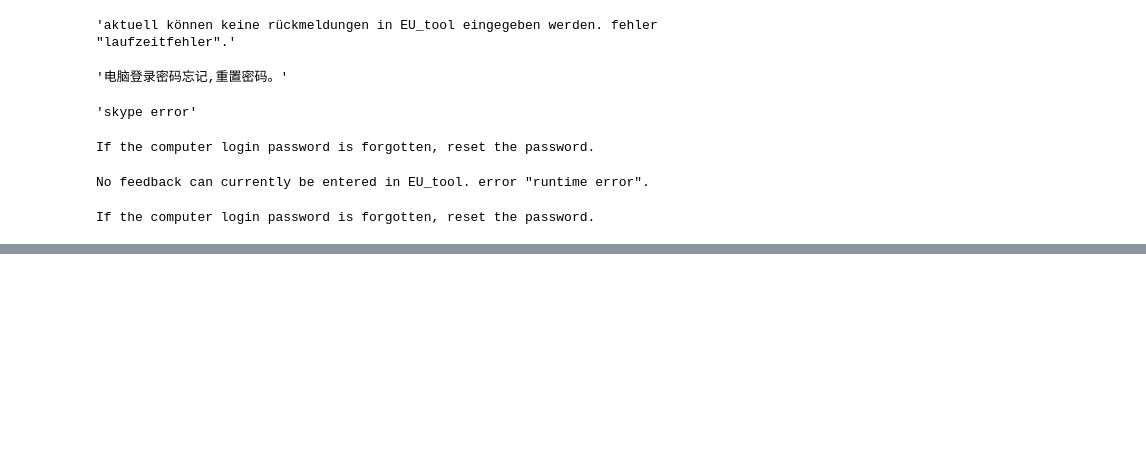
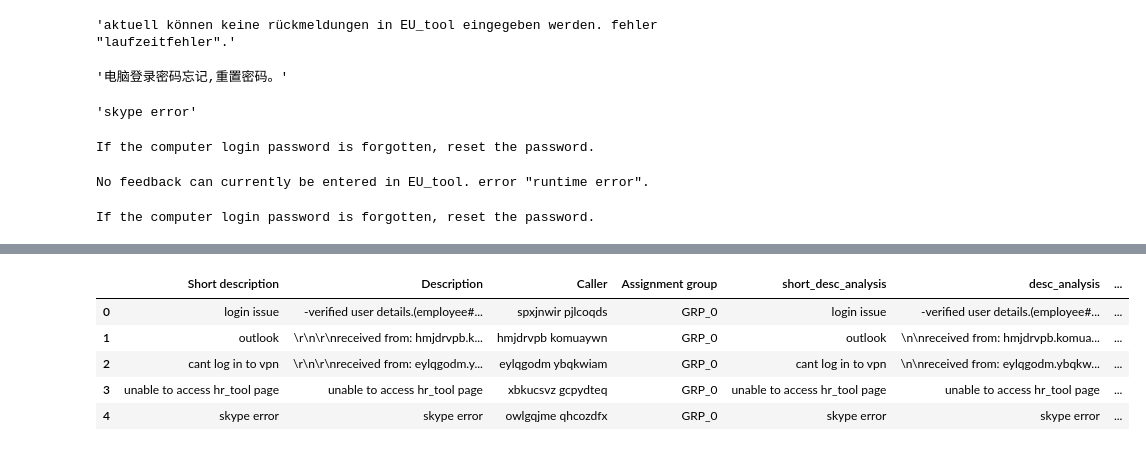
Before and after one commit to prasadpn/Ticket-Assignment, a Jupyter notebook: PP_AutomaticTicketAssignment.ipynb, the cells around one changed output, grey strips where cells are left out. Drawn from its saved outputs; the diff is of its cells as text; code cells hidden in the pictures; blank space fills up the shorter version.

```diff
--- a/PP_AutomaticTicketAssignment.ipynb
+++ b/PP_AutomaticTicketAssignment.ipynb
@@ -92,0 +101,10 @@ def translate_to_english(text):
+# %%
+def extract_received_from_mail(text):
+  return_text = ""
+  match = re.search(r'received from: [\w\.-]+@[\w\.-]+', text)
+  if bool(match):
+    mail_match = re.search(r'[\w\.-]+@[\w\.-]+', match.group(0))
+    return_text = mail_match.group(0)
+  else:
+    return_text = "No Match"
+  return return_text
@@ -93 +117,6 @@ def translate_to_english(text):
+# %%
+def preprocess_text_part1(text):
+  text = clean_mojibake(text)
+  text = convert_to_lowercase(text)
+  return text
 # %%
@@ -230,0 +300,9 @@ ata_data['desc_analysis'] = ata_data['desc_analysis'].apply(preprocess_text)
+# %%
+ata_data.head()
+# %% [output]
+|  | Short description | Description | Caller | Assignment group | short_desc_analysis | desc_analysis | ... |
+| 0 | login issue | -verified user details.(employee#... | spxjnwir pjlcoqds | GRP_0 | login issue | -verified user details.(employee#... | ... |
+| 1 | outlook | \r\n\r\nreceived from: hmjdrvpb.k... | hmjdrvpb komuaywn | GRP_0 | outlook | \n\nreceived from: hmjdrvpb.komua... | ... |
+| 2 | cant log in to vpn | \r\n\r\nreceived from: eylqgodm.y... | eylqgodm ybqkwiam | GRP_0 | cant log in to vpn | \n\nreceived from: eylqgodm.ybqkw... | ... |
+| 3 | unable to access hr_tool page | unable to access hr_tool page | xbkucsvz gcpydteq | GRP_0 | unable to access hr_tool page | unable to access hr_tool page | ... |
+| 4 | skype error | skype error | owlgqjme qhcozdfx | GRP_0 | skype error | skype error | ... |
```
Also changed, not shown: parts of 20 cells of this notebook.
